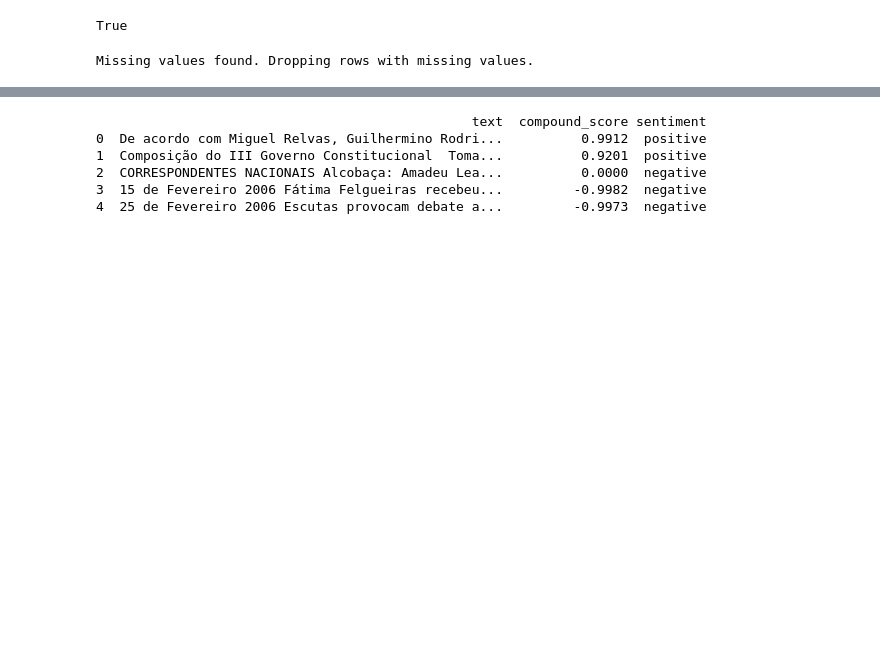
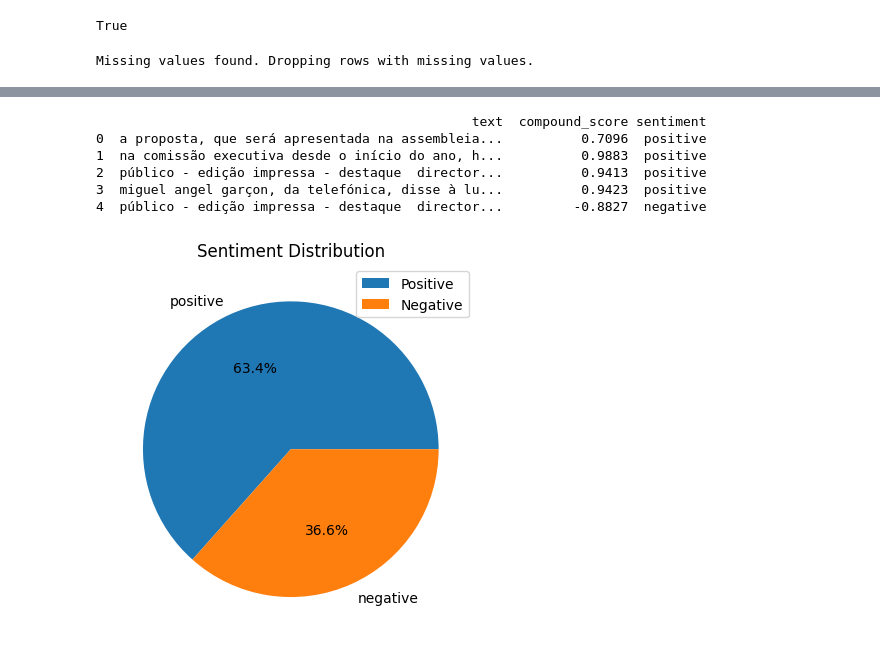
Before and after one commit to Duart3x/News-Classifier, a Jupyter notebook: model.ipynb, the cells around one changed output, grey strips where cells are left out. Saved outputs shown, nothing was run; the diff lists cells and outputs as text; code cells hidden in the pictures; blank space fills up the shorter version.

```diff
--- a/model.ipynb
+++ b/model.ipynb
@@ -35,8 +50,8 @@ nltk.download('wordnet')
 True
 # %%
 # Step 2: Load the dataset
-file_path = "results-publico.csv"
-columns = ["term", "url", "text", "title"]
+file_path = "results-publico-translated.csv"
+columns = ["term", "url", "text", "title", "translated_text"]
 df = pd.read_csv(file_path, header=1,  names=columns)
 # %%
 # Check for missing values; address any missing data if necessary
@@ -50,22 +65,3 @@ df['text'] = df['text'].str.strip().str.lower()
 df.drop_duplicates(subset='text', keep='first', inplace=True)
 # %% [output]
 Missing values found. Dropping rows with missing values.
-# %%
-translator = GoogleTranslator(source='pt', target='en')
-global i
-i = 0
-
-def translate_text(sentences):
-    global i
-    i += 1
-    print(f"#{i}: Translating {len(sentences)} sentences")
-    return translator.translate_batch(sentences)
-
-def spli_in_5000_sentences(text):
-    return [text[i:i+4998] for i in range(0, len(text), 4998)]
-
-
-# Step 4: Translate the text
-df['sentences'] = df['text'].apply(spli_in_5000_sentences)
-df['translated_text'] = df['sentences'].apply(translate_text)
-df.head()
@@ -91,9 +67,0 @@ KeyboardInterrupt:
-# %%
-df['translated_text'] = df['translated_text'].apply(lambda x: ' '.join(x))
-df.head()
-
-# remove setences column
-df = df.drop(columns=['sentences'])
-df.head()
-
-df.to_csv("results-publico-translated.csv", index=False)
@@ -180,11 +141,22 @@ df['sentiment'] = df['compound_score'].apply(map_sentiment)
 
 # Step 6: Save results or preview
 print(df[['text', 'compound_score', 'sentiment']].head())
-#df.to_csv("Twitter_Sentiment_Analysis_with_VADER.csv", index=False)
 # %% [output]
                                                 text  compound_score sentiment
-0  De acordo com Miguel Relvas, Guilhermino Rodri...          0.9912  positive
-1  Composição do III Governo Constitucional  Toma...          0.9201  positive
-2  CORRESPONDENTES NACIONAIS Alcobaça: Amadeu Lea...          0.0000  negative
-3  15 de Fevereiro 2006 Fátima Felgueiras recebeu...         -0.9982  negative
-4  25 de Fevereiro 2006 Escutas provocam debate a...         -0.9973  negative
+0  a proposta, que será apresentada na assembleia...          0.7096  positive
+1  na comissão executiva desde o início do ano, h...          0.9883  positive
+2  público - edição impressa - destaque  director...          0.9413  positive
+3  miguel angel garçon, da telefónica, disse à lu...          0.9423  positive
+4  público - edição impressa - destaque  director...         -0.8827  negative
+# %%
+import matplotlib.pyplot as plt
+
+# plot the sentiment distribution
+fig = df['sentiment'].value_counts().plot(kind="pie",  autopct='%1.1f%%')
+fig.set_title('Sentiment Distribution')
+fig.set_ylabel('')
+fig.set_xlabel('')
+fig.legend(labels=['Positive', 'Negative'])
+plt.show()
+# %% [output]
+[figure, added]
```
Also changed, not shown: parts of 7 cells of this notebook, 2 other files.
